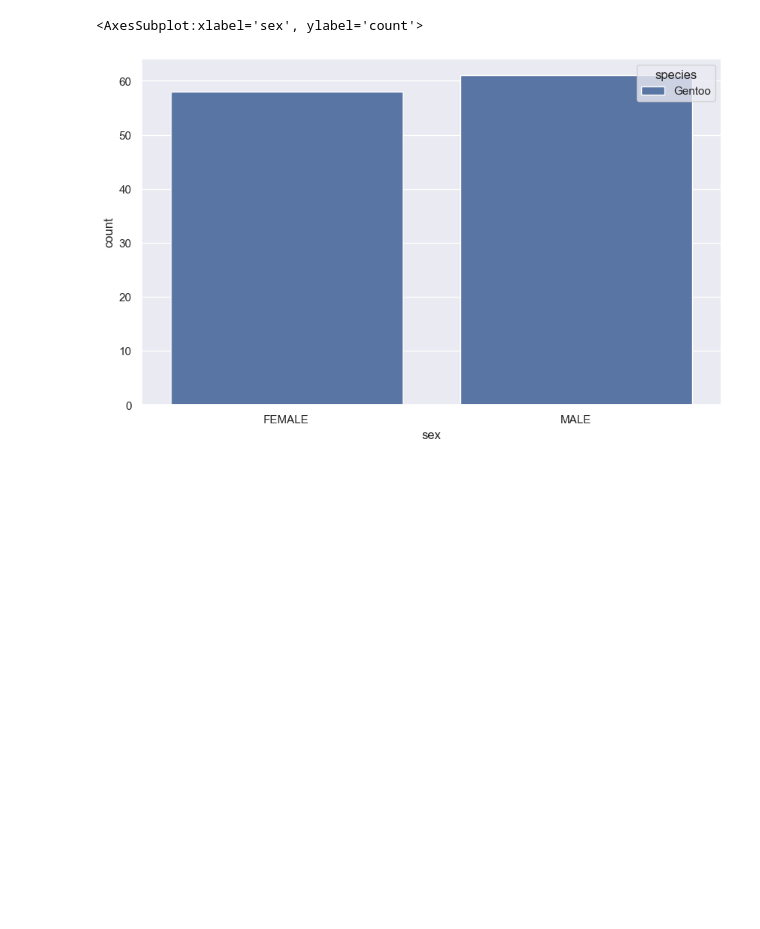
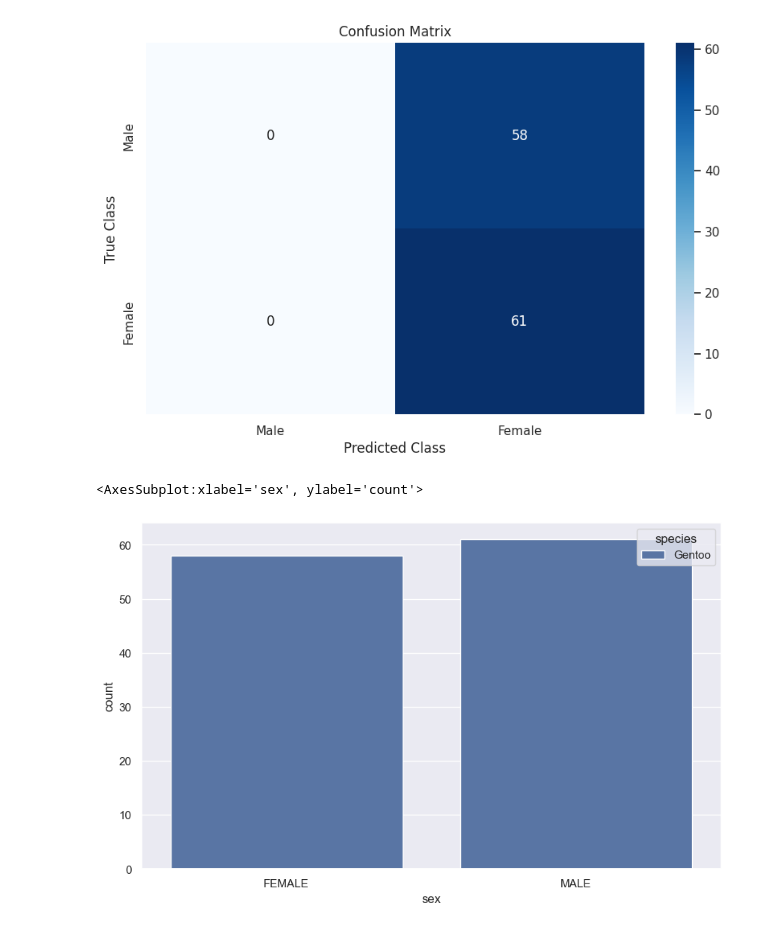
Before and after one commit to LydianJay/DataMining_activities, a Jupyter notebook: Edradan_ZeroR.ipynb, the cells around one changed output. Cells and saved outputs as stored; diff of their text form; code cells hidden in the pictures; blank space fills up the shorter version.

```diff
--- a/Edradan_ZeroR.ipynb
+++ b/Edradan_ZeroR.ipynb
@@ -26,3 +47,12 @@ xData.head()
+# %%
+sns.set(font_scale=1)
+sns.heatmap(conf_matrix, annot=True, annot_kws={"size": 12}, cmap='Blues', fmt='g', xticklabels=['Male', 'Female'], yticklabels=['Male', 'Female'])
+plt.xlabel('Predicted Class', fontsize=12)
+plt.ylabel('True Class', fontsize=12)
+plt.title('Confusion Matrix', fontsize=12)
+plt.show()
+# %% [output]
+[figure, added]
 # %%
 sns.countplot(data = xData, x = "sex", hue = "species")
 # %% [output]
```
Also changed, not shown: parts of 3 cells of this notebook, 12 other files.
